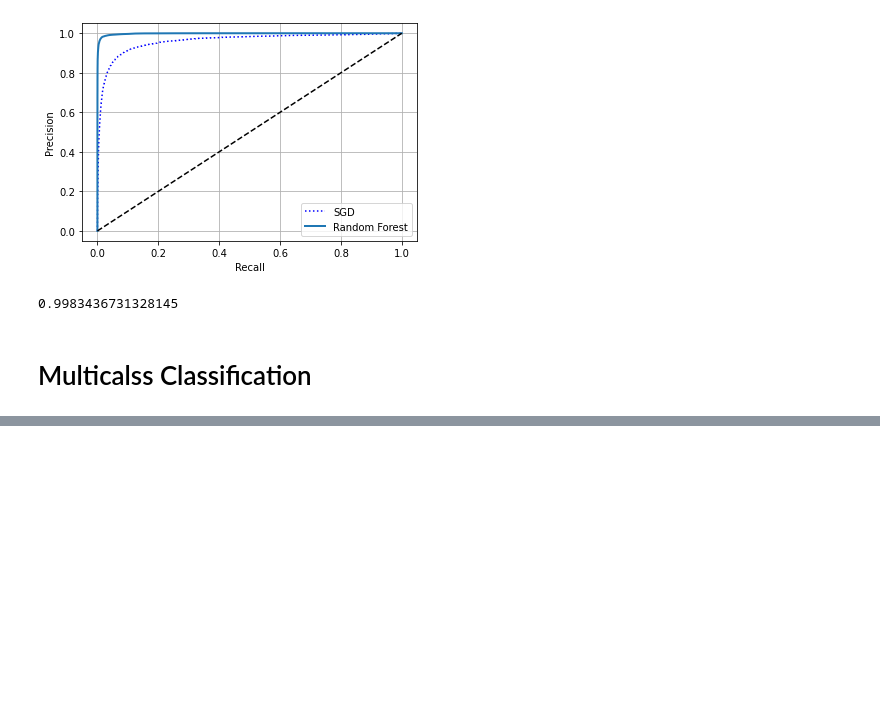
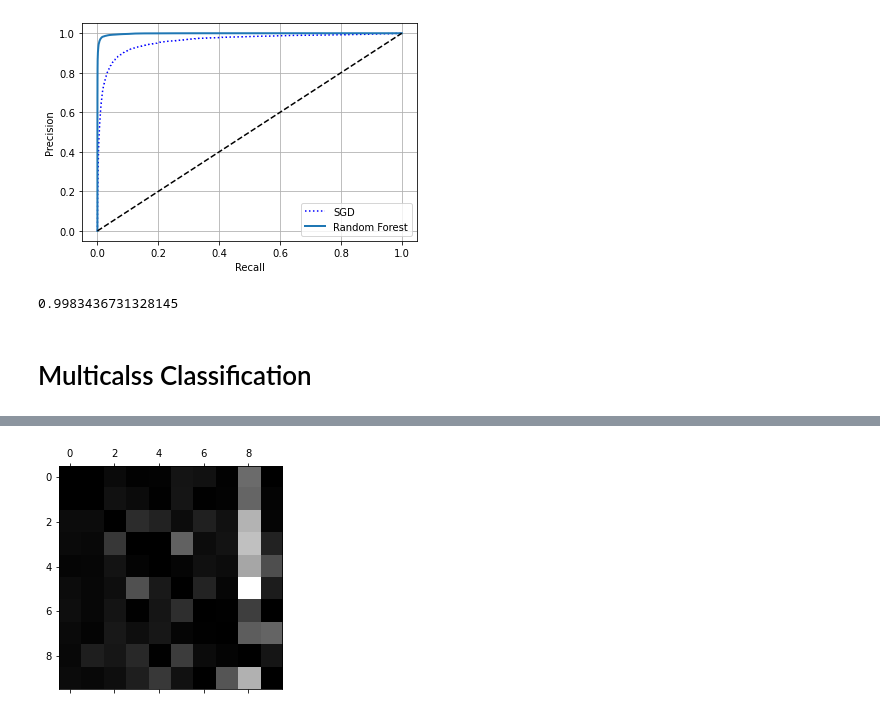
Before and after one commit to mmcd2886/MNIST_classification_ML, a Jupyter notebook: classification_MNIST.ipynb, the cells around one changed output, grey strips where cells are left out. Cells and saved outputs as stored; diff of their text form; code cells hidden in the pictures; blank space fills up the shorter version.

```diff
--- a/classification_MNIST.ipynb
+++ b/classification_MNIST.ipynb
@@ -269,0 +359,11 @@ roc_auc_score(y_train_5, y_scores_forest)
+# %%
+#divide each value in confusion matrix by number of images in corresponding class to compare error rates
+row_sums = conf_mx.sum(axis=1, keepdims=True)
+norm_conf_mx = conf_mx
+# %%
+#Fill diagonal with zeros to keep only the errors
+np.fill_diagonal(norm_conf_mx, 0)
+plt.matshow(norm_conf_mx, cmap=plt.cm.gray)
+plt.show()
+# %% [output]
+[figure, added]
```
Also changed, not shown: parts of 23 cells of this notebook.
